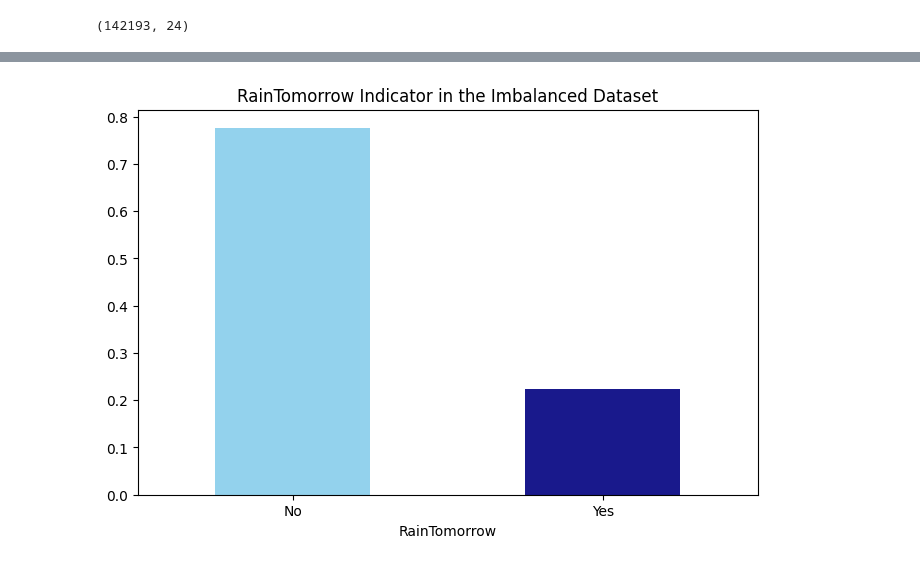
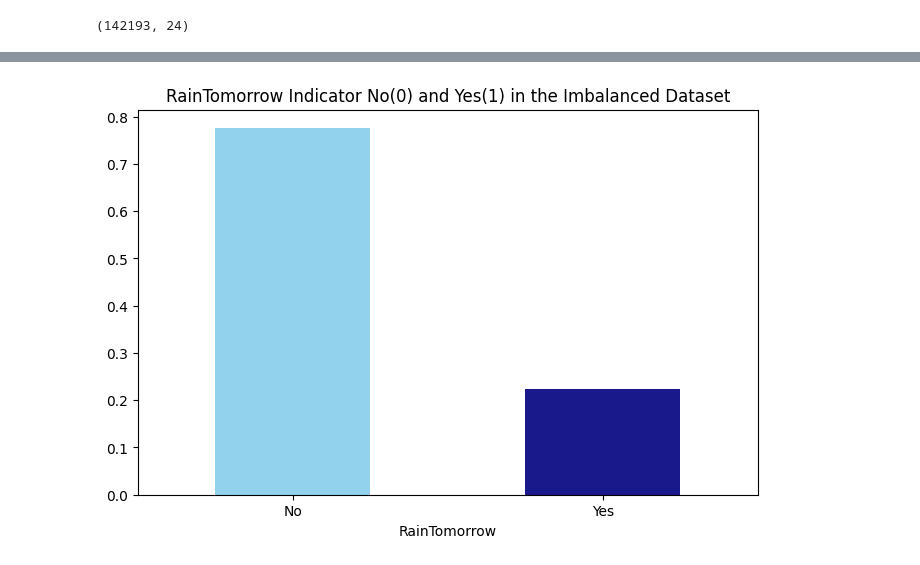
Before and after one commit to Stellamariyarit/mainproject, a Jupyter notebook: MyProject (2).ipynb, the cells around one changed output, grey strips where cells are left out. Drawn from its saved outputs; the diff is of its cells as text; code cells hidden in the pictures.

```diff
--- a/MyProject (2).ipynb
+++ b/MyProject (2).ipynb
@@ -82,10 +87,11 @@ Text(0.5, 1.0, 'type of our data ')
 # %%
 import matplotlib.pyplot as plt
+
+full_data = pd.read_csv('/content/drive/MyDrive/Mymainproject/weatherAUS.csv')
+
 fig = plt.figure(figsize = (8,5))
-full_data = pd.read_csv('weatherAUS.csv', usecols=[1, 2, 3, 4, 7, 8, 9, 10, 11, 12, 13, 14, 15, 16, 17, 18, 19, 20, 21, 22,23])
-#full_data = pd.read_csv('weatherAUS.csv')
 full_data.RainTomorrow.value_counts(normalize = True).plot(kind='bar', color= ['skyblue','navy'], alpha = 0.9, rot=0)
-plt.title('RainTomorrow Indicator in the Imbalanced Dataset')
+plt.title('RainTomorrow Indicator No(0) and Yes(1) in the Imbalanced Dataset')
 plt.show()
 # %% [output]
-[figure, old version]
+[figure, new version]
```
Also changed, not shown: parts of 19 cells of this notebook.
